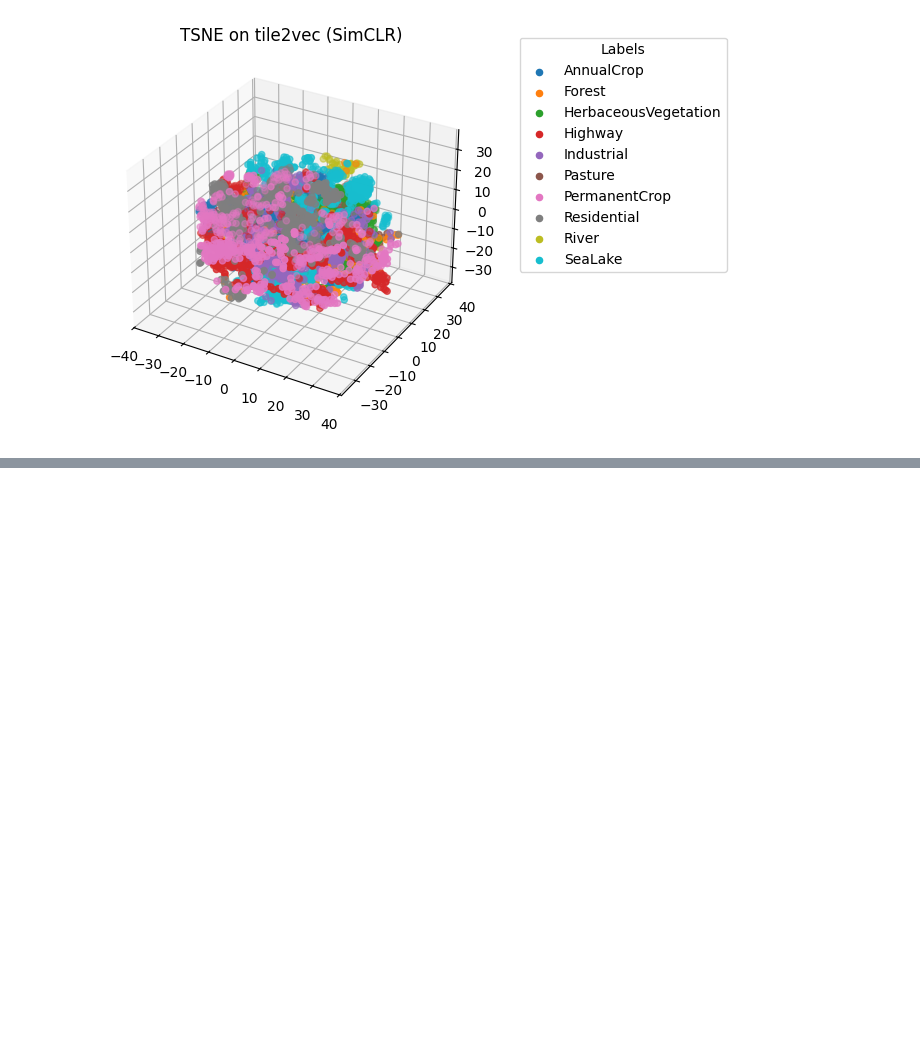
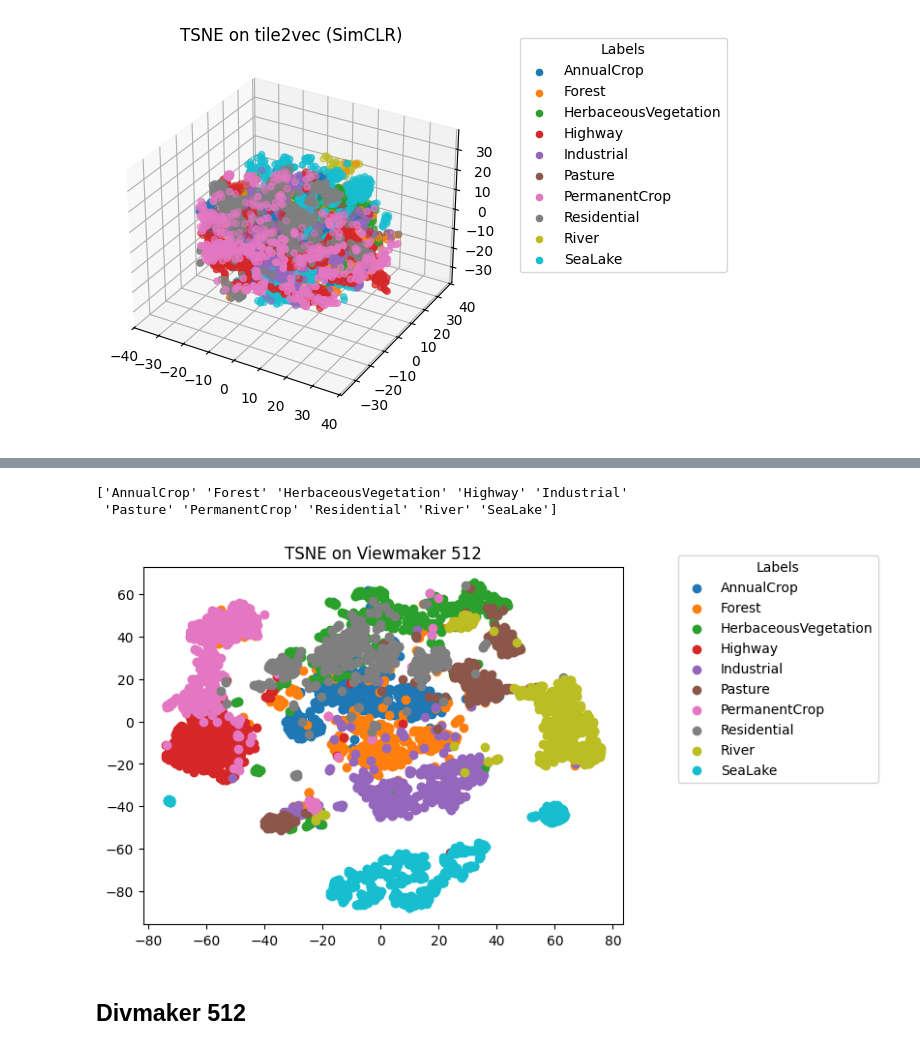
Before and after one commit to FilipLangiewicz/WB_projekt, a Jupyter notebook: code/divmaker/eval.ipynb, the cells around one changed output, grey strips where cells are left out. Saved outputs shown, nothing was run; the diff lists cells and outputs as text; code cells hidden in the pictures; blank space fills up the shorter version.

```diff
--- a/code/divmaker/eval.ipynb
+++ b/code/divmaker/eval.ipynb
@@ -450,3 +471,11 @@ Set up viewmaker model with bound magnitude: 0.2, divmaker: False
+# %%
+train_dataset, val_dataset = datasets.get_image_datasets(
+            config.data_params.dataset,
+            default_augmentations="all",
+            resize_imagenet_to_32=config.data_params.resize_imagenet_to_32 or False,
+            mask=False,  # Don't mask during transfer.
+            zscore=config.data_params.zscore or False,
+        )
 # %%
 X, y = create_embeddings_divmaker(system, val_dataset.dataset, z_dim=512)
 # %% [output]
@@ -462,0 +497,8 @@ Averaged silhouette for model: 0.53±0.02
+# %%
+vizualize_tsne_2d(X, y, text = "Viewmaker 512", perplexity = 30, random_state = 2137, n_iter = 1500)
+# %% [output]
+['AnnualCrop' 'Forest' 'HerbaceousVegetation' 'Highway' 'Industrial'
+ 'Pasture' 'PermanentCrop' 'Residential' 'River' 'SeaLake']
+[figure, added]
+# %% [markdown]
+## Divmaker 512
```
Also changed, not shown: parts of 37 cells of this notebook, 9 other files.
